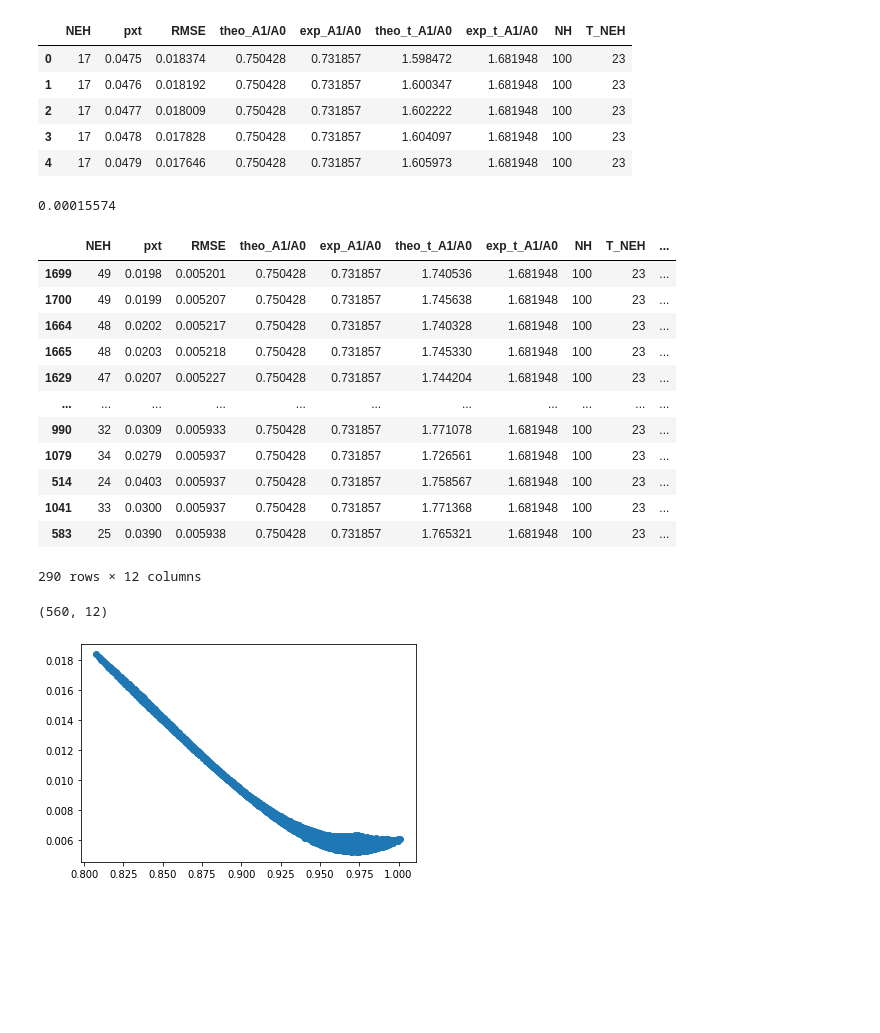
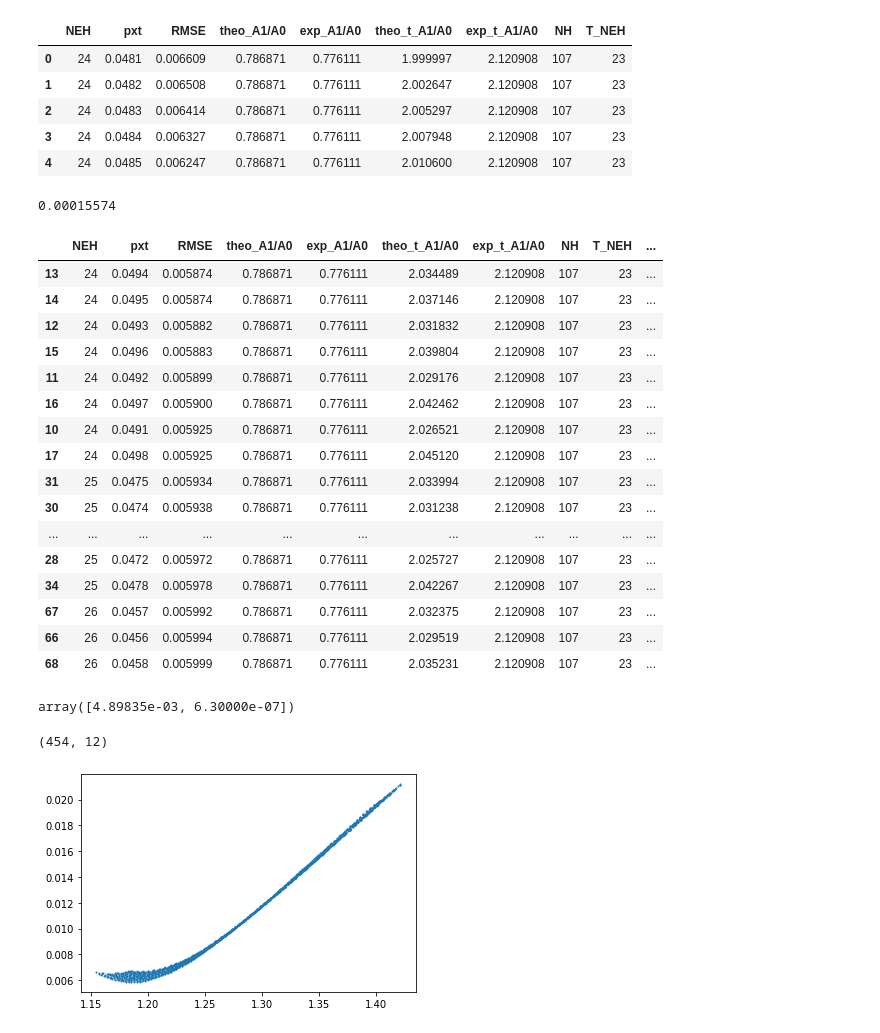
Before and after one commit to henockmamo54/neh_pxt_exp, a Jupyter notebook: dataplot-pout-median.ipynb, the cells around one changed output. Drawn from its saved outputs; the diff is of its cells as text; code cells hidden in the pictures; blank space fills up the shorter version.

```diff
--- a/dataplot-pout-median.ipynb
+++ b/dataplot-pout-median.ipynb
@@ -8,16 +8,16 @@ from itertools import combinations
 # os.listdir("data/")
 # %%
 # data=pd.read_csv("C:/Workplace/C++/d2ome_v2/v2/v2/bin/Debug/_AAMLGQEDPPQHGLPR_3_6_FAS_MOUSE.csv")
-data=pd.read_csv("C:/Workplace/C++/d2ome_v2/v2/v2/bin/Debug/_YLILNATQAESK_2_31_1433B_MOUSE.csv")
+data=pd.read_csv("C:/Workplace/C++/d2ome_v2/v2/v2/bin/Debug/_AcVDTALENLSTLK_2_16_FAS_MOUSE.csv")
 # data=pd.read_csv("data/_DTSFEQHVLLHTGGK_3_21_FAS_MOUSE.csv")
 data.head()
 # %% [output]
 |  | NEH | pxt | RMSE | theo_A1/A0 | exp_A1/A0 | theo_t_A1/A0 | exp_t_A1/A0 | NH | T_NEH |
-| 0 | 17 | 0.0475 | 0.018374 | 0.750428 | 0.731857 | 1.598472 | 1.681948 | 100 | 23 |
-| 1 | 17 | 0.0476 | 0.018192 | 0.750428 | 0.731857 | 1.600347 | 1.681948 | 100 | 23 |
-| 2 | 17 | 0.0477 | 0.018009 | 0.750428 | 0.731857 | 1.602222 | 1.681948 | 100 | 23 |
-| 3 | 17 | 0.0478 | 0.017828 | 0.750428 | 0.731857 | 1.604097 | 1.681948 | 100 | 23 |
-| 4 | 17 | 0.0479 | 0.017646 | 0.750428 | 0.731857 | 1.605973 | 1.681948 | 100 | 23 |
+| 0 | 24 | 0.0481 | 0.006609 | 0.786871 | 0.776111 | 1.999997 | 2.120908 | 107 | 23 |
+| 1 | 24 | 0.0482 | 0.006508 | 0.786871 | 0.776111 | 2.002647 | 2.120908 | 107 | 23 |
+| 2 | 24 | 0.0483 | 0.006414 | 0.786871 | 0.776111 | 2.005297 | 2.120908 | 107 | 23 |
+| 3 | 24 | 0.0484 | 0.006327 | 0.786871 | 0.776111 | 2.007948 | 2.120908 | 107 | 23 |
+| 4 | 24 | 0.0485 | 0.006247 | 0.786871 | 0.776111 | 2.010600 | 2.120908 | 107 | 23 |
 # %%
 ph=1.5574E-4
 ph
@@ -45,30 +45,45 @@ data=data.sort_values(by=["RMSE"],ascending=True)
 
 # data["h1"]=data.NEH*data.pxt
 # data["h2"]=data.new_neh*data.new_pxt
-data.head(290)
+data.head(20)
 # %% [output]
 |  | NEH | pxt | RMSE | theo_A1/A0 | exp_A1/A0 | theo_t_A1/A0 | exp_t_A1/A0 | NH | T_NEH | ... |
-| 1699 | 49 | 0.0198 | 0.005201 | 0.750428 | 0.731857 | 1.740536 | 1.681948 | 100 | 23 | ... |
-| 1700 | 49 | 0.0199 | 0.005207 | 0.750428 | 0.731857 | 1.745638 | 1.681948 | 100 | 23 | ... |
-| 1664 | 48 | 0.0202 | 0.005217 | 0.750428 | 0.731857 | 1.740328 | 1.681948 | 100 | 23 | ... |
-| 1665 | 48 | 0.0203 | 0.005218 | 0.750428 | 0.731857 | 1.745330 | 1.681948 | 100 | 23 | ... |
-| 1629 | 47 | 0.0207 | 0.005227 | 0.750428 | 0.731857 | 1.744204 | 1.681948 | 100 | 23 | ... |
+| 13 | 24 | 0.0494 | 0.005874 | 0.786871 | 0.776111 | 2.034489 | 2.120908 | 107 | 23 | ... |
+| 14 | 24 | 0.0495 | 0.005874 | 0.786871 | 0.776111 | 2.037146 | 2.120908 | 107 | 23 | ... |
+| 12 | 24 | 0.0493 | 0.005882 | 0.786871 | 0.776111 | 2.031832 | 2.120908 | 107 | 23 | ... |
+| 15 | 24 | 0.0496 | 0.005883 | 0.786871 | 0.776111 | 2.039804 | 2.120908 | 107 | 23 | ... |
+| 11 | 24 | 0.0492 | 0.005899 | 0.786871 | 0.776111 | 2.029176 | 2.120908 | 107 | 23 | ... |
+| 16 | 24 | 0.0497 | 0.005900 | 0.786871 | 0.776111 | 2.042462 | 2.120908 | 107 | 23 | ... |
+| 10 | 24 | 0.0491 | 0.005925 | 0.786871 | 0.776111 | 2.026521 | 2.120908 | 107 | 23 | ... |
+| 17 | 24 | 0.0498 | 0.005925 | 0.786871 | 0.776111 | 2.045120 | 2.120908 | 107 | 23 | ... |
+| 31 | 25 | 0.0475 | 0.005934 | 0.786871 | 0.776111 | 2.033994 | 2.120908 | 107 | 23 | ... |
+| 30 | 25 | 0.0474 | 0.005938 | 0.786871 | 0.776111 | 2.031238 | 2.120908 | 107 | 23 | ... |
 | ... | ... | ... | ... | ... | ... | ... | ... | ... | ... | ... |
-| 990 | 32 | 0.0309 | 0.005933 | 0.750428 | 0.731857 | 1.771078 | 1.681948 | 100 | 23 | ... |
-| 1079 | 34 | 0.0279 | 0.005937 | 0.750428 | 0.731857 | 1.726561 | 1.681948 | 100 | 23 | ... |
-| 514 | 24 | 0.0403 | 0.005937 | 0.750428 | 0.731857 | 1.758567 | 1.681948 | 100 | 23 | ... |
-| 1041 | 33 | 0.0300 | 0.005937 | 0.750428 | 0.731857 | 1.771368 | 1.681948 | 100 | 23 | ... |
-| 583 | 25 | 0.0390 | 0.005938 | 0.750428 | 0.731857 | 1.765321 | 1.681948 | 100 | 23 | ... |
+| 28 | 25 | 0.0472 | 0.005972 | 0.786871 | 0.776111 | 2.025727 | 2.120908 | 107 | 23 | ... |
+| 34 | 25 | 0.0478 | 0.005978 | 0.786871 | 0.776111 | 2.042267 | 2.120908 | 107 | 23 | ... |
+| 67 | 26 | 0.0457 | 0.005992 | 0.786871 | 0.776111 | 2.032375 | 2.120908 | 107 | 23 | ... |
+| 66 | 26 | 0.0456 | 0.005994 | 0.786871 | 0.776111 | 2.029519 | 2.120908 | 107 | 23 | ... |
+| 68 | 26 | 0.0458 | 0.005999 | 0.786871 | 0.776111 | 2.035231 | 2.120908 | 107 | 23 | ... |
-290 rows × 12 columns
 # %%
 # np.dot(data[["NEH","pxt"]][318],data[["new_pxt","new_neh"]][318])/(norm(data[["NEH","pxt"]][318])*norm(data[["new_pxt","new_neh"]][318]))
+
+from sklearn.decomposition import PCA
+
+pca = PCA() # Compute PCA
+pca.fit_transform(  data[["const","RMSE"]])
+eigenvalues = pca.explained_variance_ # Get eigenvalues
+eigenvalues = np.round(eigenvalues, 8) # Round off eigenvalues
+eigenvalues
+# %% [output]
+array([4.89835e-03, 6.30000e-07])
 # %%
 from matplotlib import pyplot as plt
-plt.scatter(data.const,data.RMSE)
+# plt.figure(figsize=(15,6))
+plt.scatter(data.const,data.RMSE,s=1)
 print(data[data.new_pxt<0].shape)
 # %% [output]
-(560, 12)
+(454, 12)
-[figure, old version]
+[figure, new version]
 # %%
 tempdata=data[data.RMSE<2*min(data.RMSE)]
 tempdata=tempdata[(tempdata.new_pxt>0) & (tempdata.new_neh>0) & (tempdata.new_neh<data.NH[0])]
```
Also changed, not shown: parts of 4 cells of this notebook, 1 other file.
